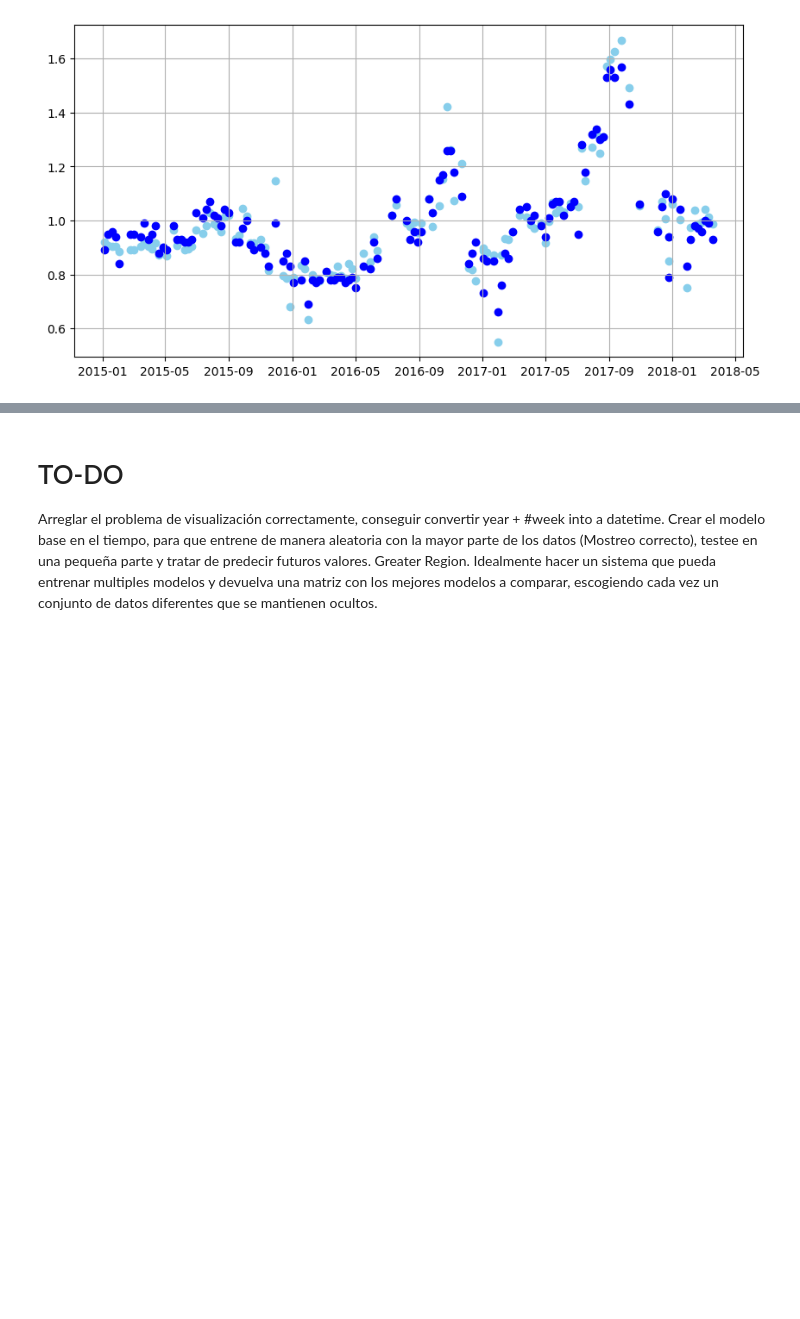
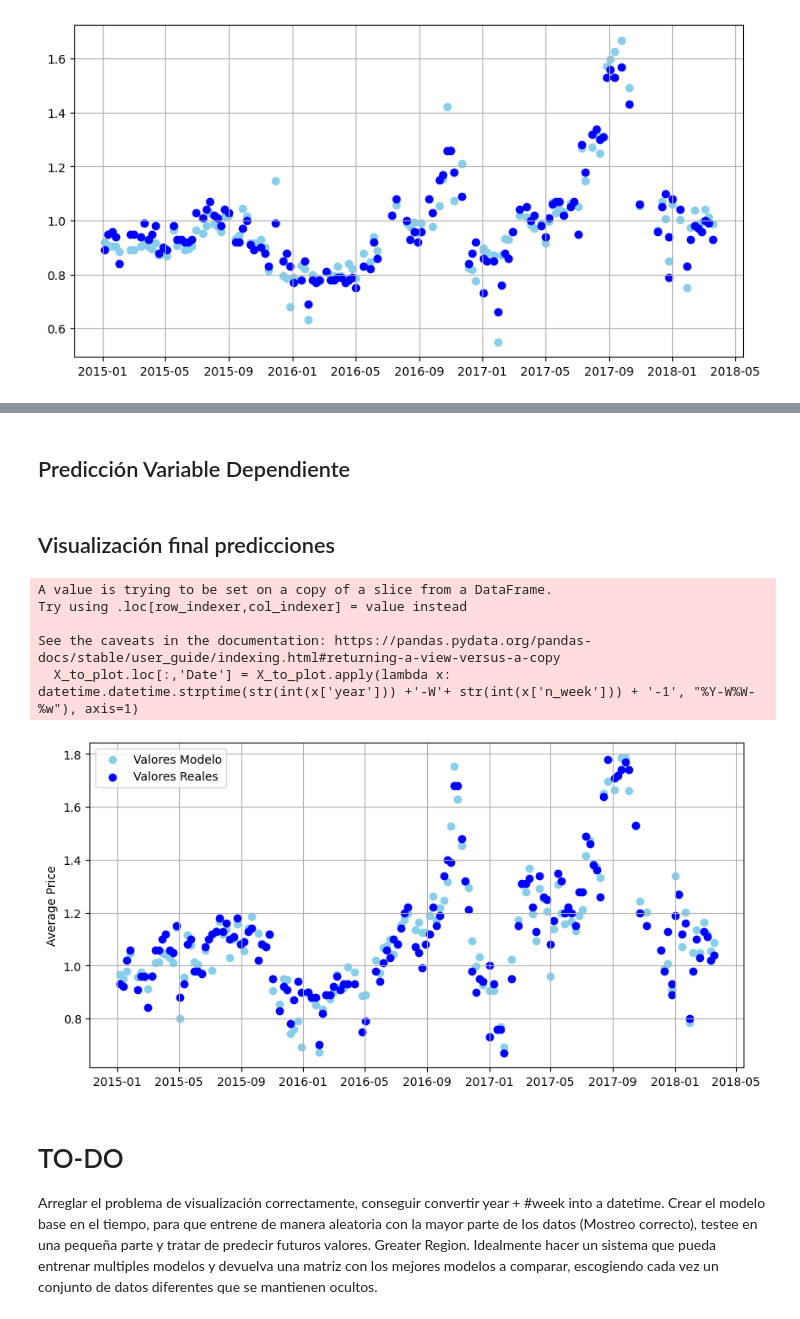
Before and after one commit to cpujol-dev/MiniProjectAavocado, a Jupyter notebook: 5.proyecto_team_apartados.ipynb, the cells around one changed output, grey strips where cells are left out. Cells and saved outputs as stored; diff of their text form; code cells hidden in the pictures; blank space fills up the shorter version.

```diff
--- a/5.proyecto_team_apartados.ipynb
+++ b/5.proyecto_team_apartados.ipynb
@@ -934,0 +1201,6 @@ display(df_temp_USA)
+# %% [markdown]
+## Predicción Variable Dependiente
+# %%
+X_for_vol ['Total Volume'] = vol_prediction
+X_for_vol['Standard Volume'] = (X_for_vol['Total Volume'] - X_for_vol['Total Volume'].mean()) /X_for_vol['Total Volume'].std()
+X_for_price = X_for_vol[Variables_avprice]
@@ -935,3 +1210,36 @@ display(df_temp_USA)
+# %% [markdown]
+## Visualización final predicciones
+# %%
+X_for_price_temp = X_for_price.copy()
+
+fig, ax= plt.subplots(figsize= (10,5))
+
+tipo_aguacate_plot = 0
+
+y_pred_plot = y_pred_price_train[X_train_price['type_Bool']==tipo_aguacate_plot]
+Y_to_plot = y_train_price[X_train_price['type_Bool']==tipo_aguacate_plot]
+X_to_plot = X_train_price[X_train_price['type_Bool']==tipo_aguacate_plot]
+
+
+X_to_plot.loc[:,'Date'] = X_to_plot.apply(lambda x: datetime.datetime.strptime(str(int(x['year'])) +'-W'+ str(int(x['n_week'])) + '-1', "%Y-W%W-%w"), axis=1)
+X_for_price_temp.loc[:,'Date'] = X_for_vol_temp.apply(lambda x: datetime.datetime.strptime(str(int(x['year'])) +'-W'+ str(int(x['n_week'])) + '-1', "%Y-W%W-%w"), axis=1)
+
+
+
+plt.scatter(x = X_to_plot['Date'], y= y_pred_plot, color= 'Skyblue', label= 'Valores Modelo')
+plt.scatter(x = X_to_plot['Date'], y= Y_to_plot, color= 'blue', label= 'Valores Reales')
+# plt.scatter(x = X_for_price_temp['Date'], y= Prediction_price, color= 'Skyblue', label= 'Valores Modelo')
+plt.ylabel('Average Price')
+plt.grid()
+plt.legend()
+plt.show()
+# %% [output]
+A value is trying to be set on a copy of a slice from a DataFrame.
+Try using .loc[row_indexer,col_indexer] = value instead
+
+See the caveats in the documentation: https://pandas.pydata.org/pandas-docs/stable/user_guide/indexing.html#returning-a-view-versus-a-copy
+  X_to_plot.loc[:,'Date'] = X_to_plot.apply(lambda x: datetime.datetime.strptime(str(int(x['year'])) +'-W'+ str(int(x['n_week'])) + '-1', "%Y-W%W-%w"), axis=1)
+[figure, added]
 # %% [markdown]
 # TO-DO
 
```
Also changed, not shown: parts of 22 cells of this notebook.
